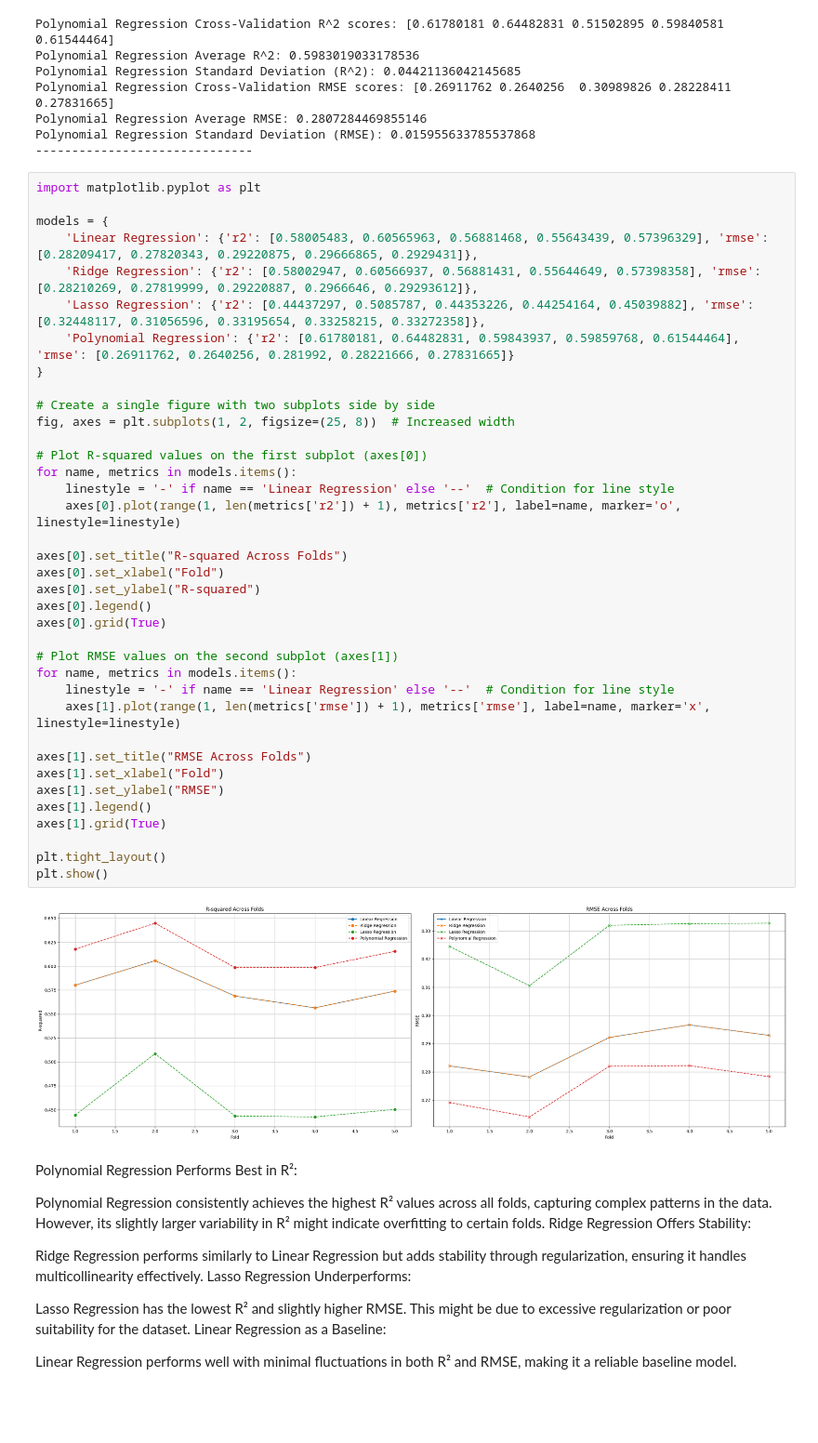
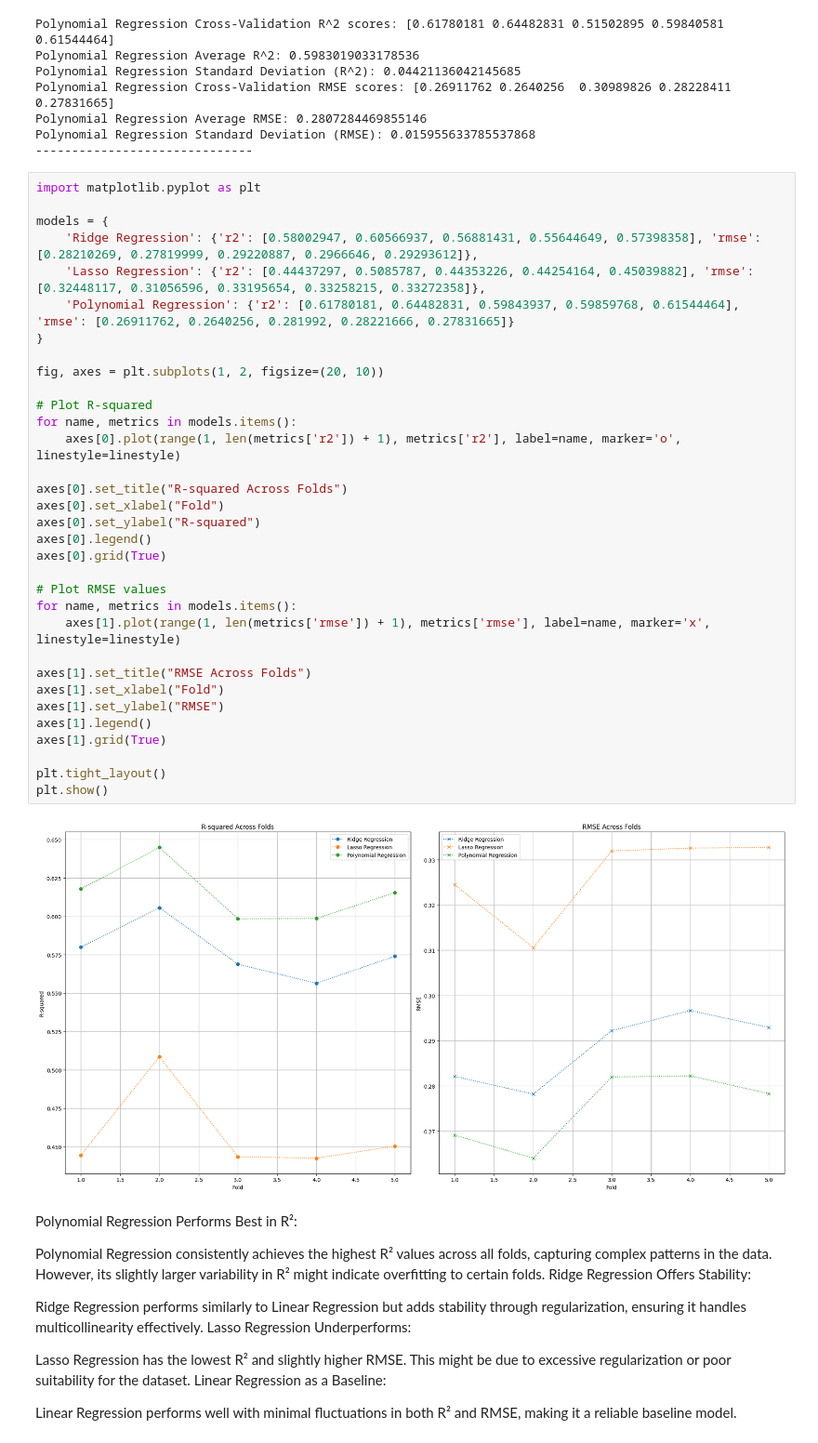
Before and after one commit to SAMYSOSERIOUS/Stats-analytics, a Jupyter notebook: DataDay7.ipynb, the cells around one changed output. Shown: that part at 93% size. Cells and saved outputs as stored; diff of their text form; blank space fills up the shorter version.

```diff
--- a/DataDay7.ipynb
+++ b/DataDay7.ipynb
@@ -536,41 +532,37 @@ Polynomial Regression Standard Deviation (RMSE): 0.015955633785537868
 import matplotlib.pyplot as plt
 
 models = {
-    'Linear Regression': {'r2': [0.58005483, 0.60565963, 0.56881468, 0.55643439, 0.57396329], 'rmse': [0.28209417, 0.27820343, 0.29220875, 0.29666865, 0.2929431]},
     'Ridge Regression': {'r2': [0.58002947, 0.60566937, 0.56881431, 0.55644649, 0.57398358], 'rmse': [0.28210269, 0.27819999, 0.29220887, 0.2966646, 0.29293612]},
     'Lasso Regression': {'r2': [0.44437297, 0.5085787, 0.44353226, 0.44254164, 0.45039882], 'rmse': [0.32448117, 0.31056596, 0.33195654, 0.33258215, 0.33272358]},
     'Polynomial Regression': {'r2': [0.61780181, 0.64482831, 0.59843937, 0.59859768, 0.61544464], 'rmse': [0.26911762, 0.2640256, 0.281992, 0.28221666, 0.27831665]}
 }
 
-# Create a single figure with two subplots side by side
-fig, axes = plt.subplots(1, 2, figsize=(25, 8))  # Increased width
+fig, axes = plt.subplots(1, 2, figsize=(20, 10))
 
-# Plot R-squared values on the first subplot (axes[0])
+# Plot R-squared
 for name, metrics in models.items():
-    linestyle = '-' if name == 'Linear Regression' else '--'  # Condition for line style
     axes[0].plot(range(1, len(metrics['r2']) + 1), metrics['r2'], label=name, marker='o', linestyle=linestyle)
 
 axes[0].set_title("R-squared Across Folds")
 axes[0].set_xlabel("Fold")
 axes[0].set_ylabel("R-squared")
 axes[0].legend()
 axes[0].grid(True)
 
-# Plot RMSE values on the second subplot (axes[1])
+# Plot RMSE values
 for name, metrics in models.items():
-    linestyle = '-' if name == 'Linear Regression' else '--'  # Condition for line style
     axes[1].plot(range(1, len(metrics['rmse']) + 1), metrics['rmse'], label=name, marker='x', linestyle=linestyle)
 
 axes[1].set_title("RMSE Across Folds")
 axes[1].set_xlabel("Fold")
 axes[1].set_ylabel("RMSE")
 axes[1].legend()
 axes[1].grid(True)
 
 plt.tight_layout()
 plt.show()
 # %% [output]
-[figure, old version]
+[figure, new version]
 # %% [markdown]
 Polynomial Regression Performs Best in R²:
 
```
Also changed, not shown: parts of 2 cells of this notebook.
